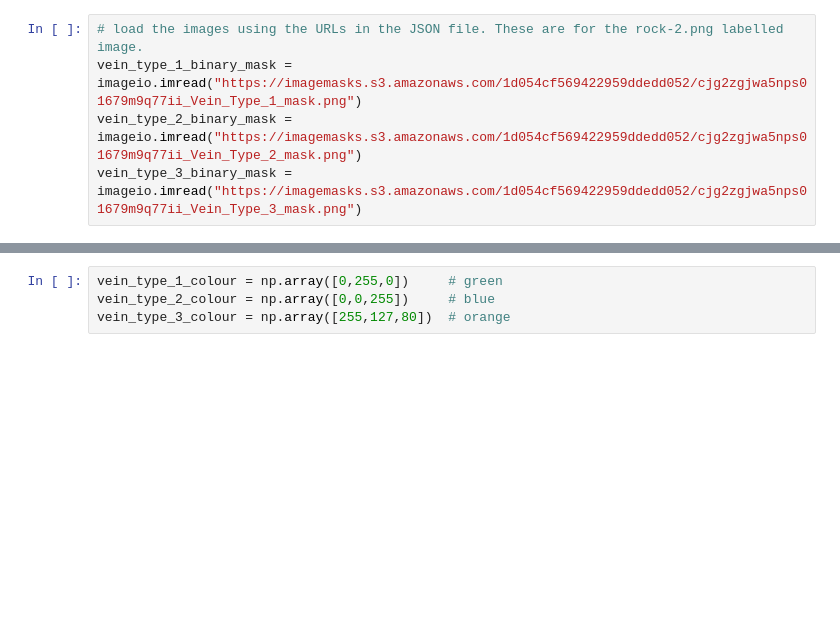
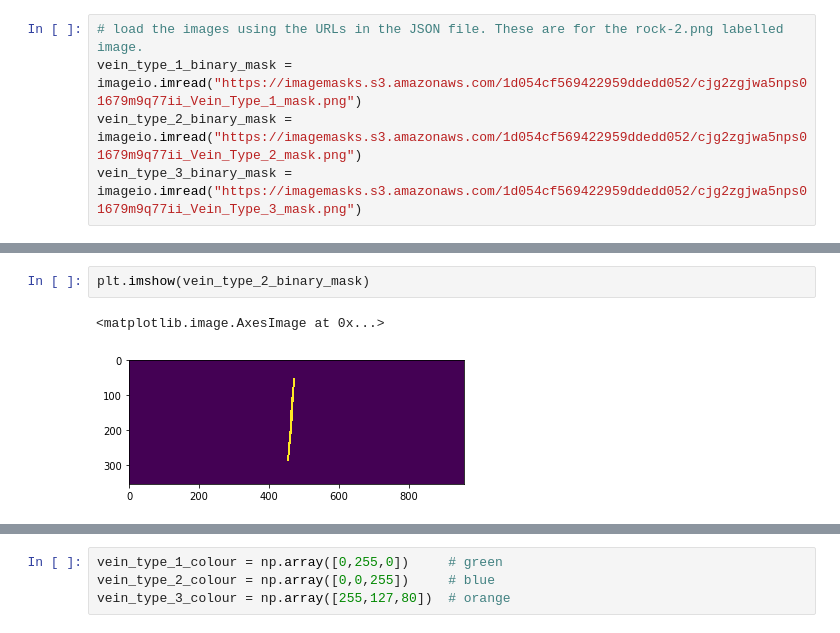
Before and after one commit to DiUS/deeplab-utils, a Jupyter notebook: converting binary masks to instance mask.ipynb, the cells around one changed output, grey strips where cells are left out. Cells and saved outputs as stored; diff of their text form; blank space fills up the shorter version.

```diff
--- a/converting binary masks to instance mask.ipynb
+++ b/converting binary masks to instance mask.ipynb
@@ -9,0 +15,5 @@ vein_type_3_binary_mask = imageio.imread("https://imagemasks.s3.amazonaws.com/1d
+# %%
+plt.imshow(vein_type_2_binary_mask)
+# %% [output]
+<matplotlib.image.AxesImage at 0x...>
+[figure, added]
```
Also changed, not shown: parts of 11 cells of this notebook.
